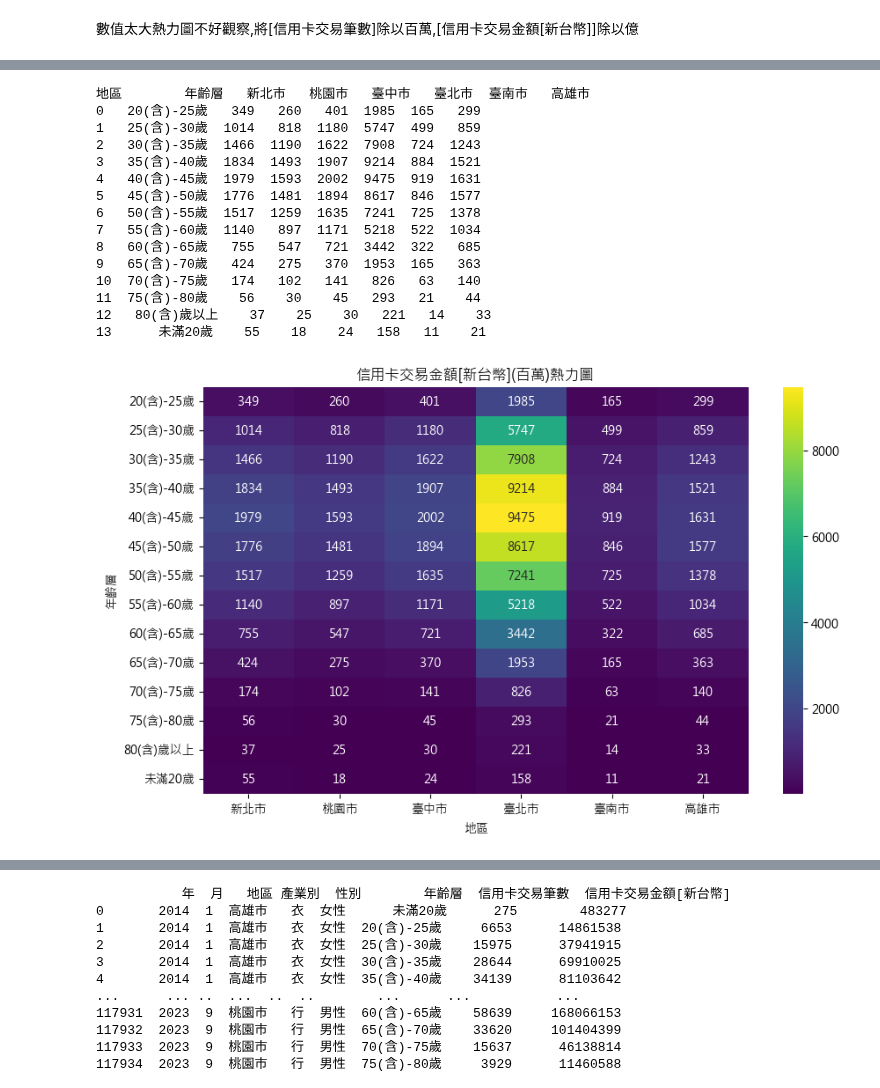
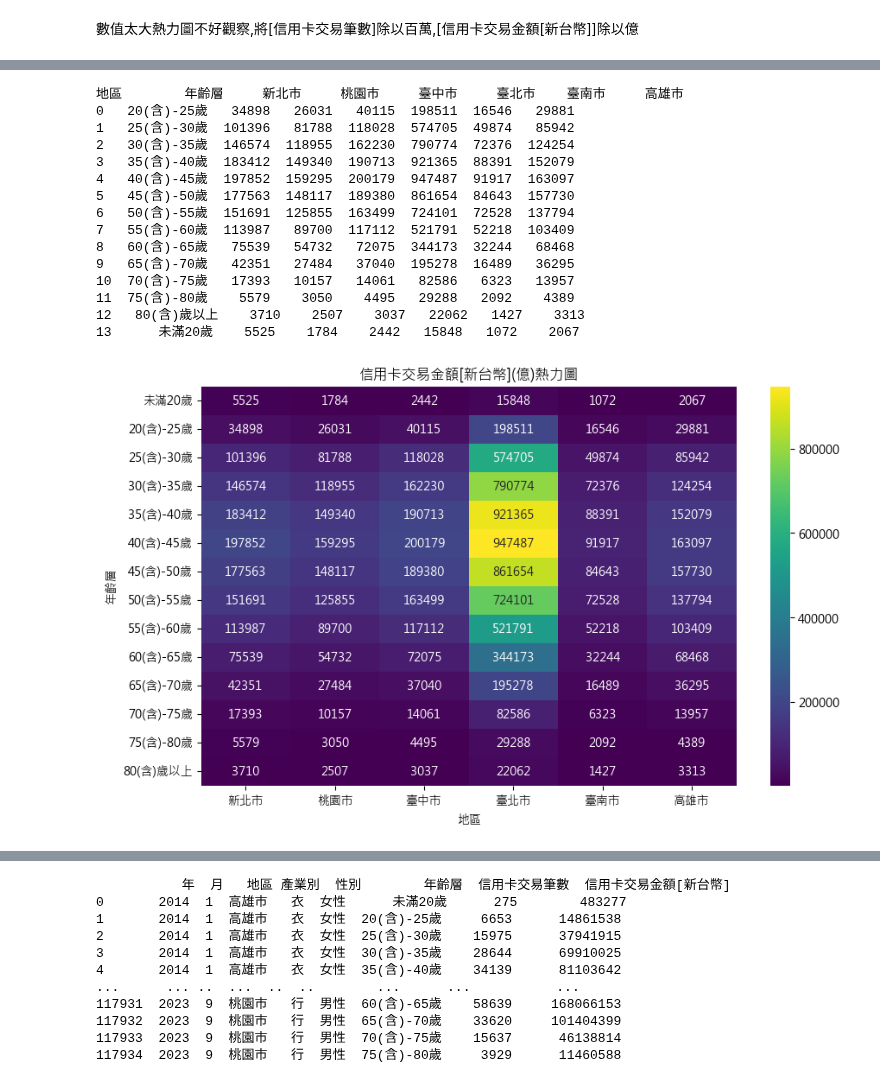
Before and after one commit to xuanlll17/creditcard, a Jupyter notebook: Machine_Learning/ML/dataView.ipynb, the cells around one changed output, grey strips where cells are left out. Saved outputs shown, nothing was run; the diff lists cells and outputs as text; code cells hidden in the pictures.

```diff
--- a/Machine_Learning/ML/dataView.ipynb
+++ b/Machine_Learning/ML/dataView.ipynb
@@ -586,32 +702,44 @@ plt.show()
 # %%
-#六都(不含其他類)(年齡層、地區 信用卡交易金額[新台幣]熱力圖)
-grouped_data = df_area6n.groupby(['年齡層', '地區']).agg({'信用卡交易金額[新台幣]': 'sum', '信用卡交易筆數': 'sum'}).reset_index()
-#grouped_data['平均交易金額'] = grouped_data['信用卡交易金額[新台幣]'] / grouped_data['信用卡交易筆數']
-pivot_table_area = grouped_data.pivot_table(index='年齡層', columns=['地區'], values='信用卡交易金額[新台幣]', aggfunc='mean')
+# 六都(不含其他類)(年齡層、地區 信用卡交易金額[新台幣]熱力圖)
+grouped_data = (
+    df_area6n.groupby(["年齡層", "地區"])
+    .agg({"信用卡交易金額[新台幣]": "sum", "信用卡交易筆數": "sum"})
+    .reset_index()
+)
+# grouped_data['平均交易金額'] = grouped_data['信用卡交易金額[新台幣]'] / grouped_data['信用卡交易筆數']
+pivot_table_area = grouped_data.pivot_table(
+    index="年齡層", columns=["地區"], values="信用卡交易金額[新台幣]", aggfunc="mean"
+)
 pivot_table_area = pivot_table_area.round().astype(int)
 pivot_table_area.reset_index(inplace=True)
 print(pivot_table_area)
+# 確保未滿20歲顯示在最前面
+age_order = ["未滿20歲"] + sorted(set(pivot_table_area["年齡層"]) - {"未滿20歲"})
 
-matplotlib.rc('font', family='Microsoft JhengHei')
+pivot_table_area["年齡層"] = pd.Categorical(
+    pivot_table_area["年齡層"], categories=age_order, ordered=True
+)
+pivot_table_area = pivot_table_area.sort_values(by="年齡層")
+matplotlib.rc("font", family="Microsoft JhengHei")
 plt.figure(figsize=(10, 6))
-sns.heatmap(pivot_table_area.set_index('年齡層'), cmap='viridis', annot=True, fmt=".0f")
-plt.title('信用卡交易金額[新台幣](億)熱力圖')
+sns.heatmap(pivot_table_area.set_index("年齡層"), cmap="viridis", annot=True, fmt=".0f")
+plt.title("信用卡交易金額[新台幣](億)熱力圖")
 plt.show()
 # %% [output]
-地區        年齡層   新北市   桃園市   臺中市   臺北市  臺南市   高雄市
-0   20(含)-25歲   349   260   401  1985  165   299
-1   25(含)-30歲  1014   818  1180  5747  499   859
-2   30(含)-35歲  1466  1190  1622  7908  724  1243
-3   35(含)-40歲  1834  1493  1907  9214  884  1521
-4   40(含)-45歲  1979  1593  2002  9475  919  1631
-5   45(含)-50歲  1776  1481  1894  8617  846  1577
-6   50(含)-55歲  1517  1259  1635  7241  725  1378
-7   55(含)-60歲  1140   897  1171  5218  522  1034
-8   60(含)-65歲   755   547   721  3442  322   685
-9   65(含)-70歲   424   275   370  1953  165   363
-10  70(含)-75歲   174   102   141   826   63   140
-11  75(含)-80歲    56    30    45   293   21    44
-12   80(含)歲以上    37    25    30   221   14    33
-13      未滿20歲    55    18    24   158   11    21
+地區        年齡層     新北市     桃園市     臺中市     臺北市    臺南市     高雄市
+0   20(含)-25歲   34898   26031   40115  198511  16546   29881
+1   25(含)-30歲  101396   81788  118028  574705  49874   85942
+2   30(含)-35歲  146574  118955  162230  790774  72376  124254
+3   35(含)-40歲  183412  149340  190713  921365  88391  152079
+4   40(含)-45歲  197852  159295  200179  947487  91917  163097
+5   45(含)-50歲  177563  148117  189380  861654  84643  157730
+6   50(含)-55歲  151691  125855  163499  724101  72528  137794
+7   55(含)-60歲  113987   89700  117112  521791  52218  103409
+8   60(含)-65歲   75539   54732   72075  344173  32244   68468
+9   65(含)-70歲   42351   27484   37040  195278  16489   36295
+10  70(含)-75歲   17393   10157   14061   82586   6323   13957
+11  75(含)-80歲    5579    3050    4495   29288   2092    4389
+12   80(含)歲以上    3710    2507    3037   22062   1427    3313
+13      未滿20歲    5525    1784    2442   15848   1072    2067
-[figure, old version]
+[figure, new version]
 # %%
```
Also changed, not shown: parts of 11 cells of this notebook.
